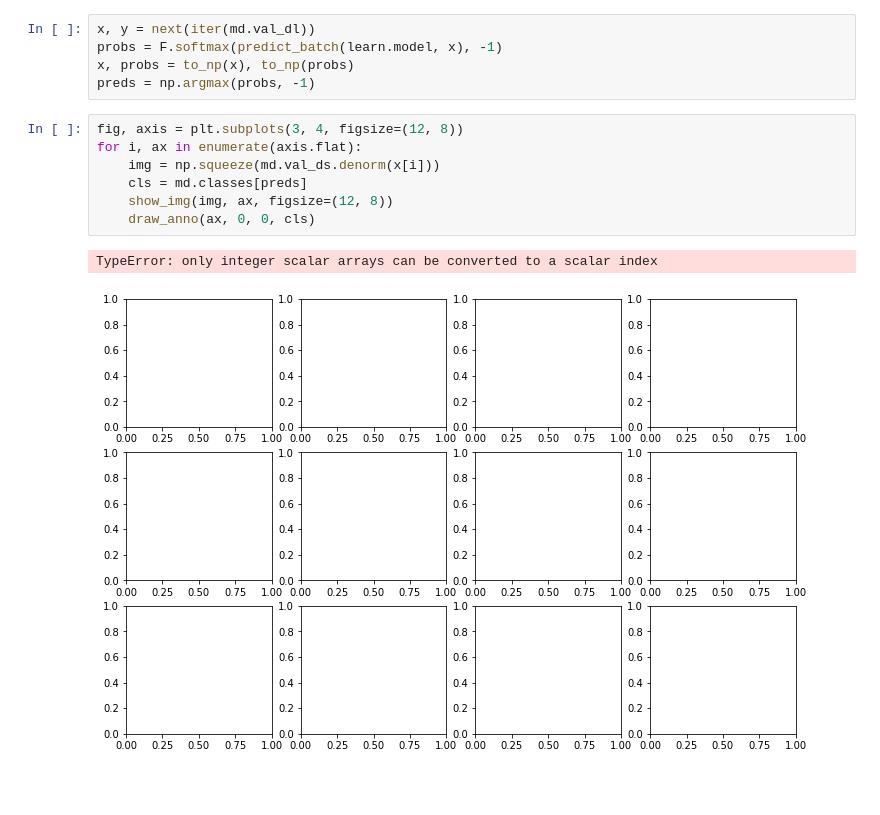
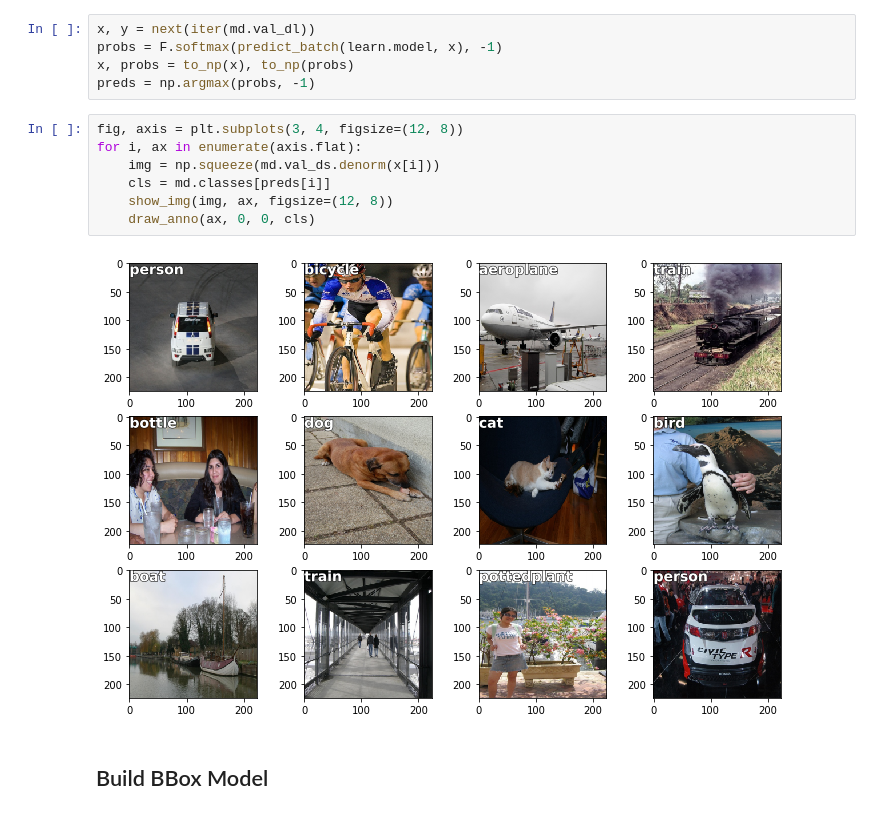
Before and after one commit to ganesh-krishnan/fastai, a Jupyter notebook: courses/dl2/pascal_gk.ipynb, the cells around one changed output. Saved outputs shown, nothing was run; the diff lists cells and outputs as text; blank space fills up the shorter version.

```diff
--- a/courses/dl2/pascal_gk.ipynb
+++ b/courses/dl2/pascal_gk.ipynb
@@ -160,10 +160,11 @@ preds = np.argmax(probs, -1)
 # %%
 fig, axis = plt.subplots(3, 4, figsize=(12, 8))
 for i, ax in enumerate(axis.flat):
     img = np.squeeze(md.val_ds.denorm(x[i]))
-    cls = md.classes[preds]
+    cls = md.classes[preds[i]]
     show_img(img, ax, figsize=(12, 8))
     draw_anno(ax, 0, 0, cls)
 # %% [output]
-TypeError: only integer scalar arrays can be converted to a scalar index
-[figure, old version]
+[figure, new version]
+# %% [markdown]
+## Build BBox Model
```
Also changed, not shown: parts of 2 cells of this notebook.
